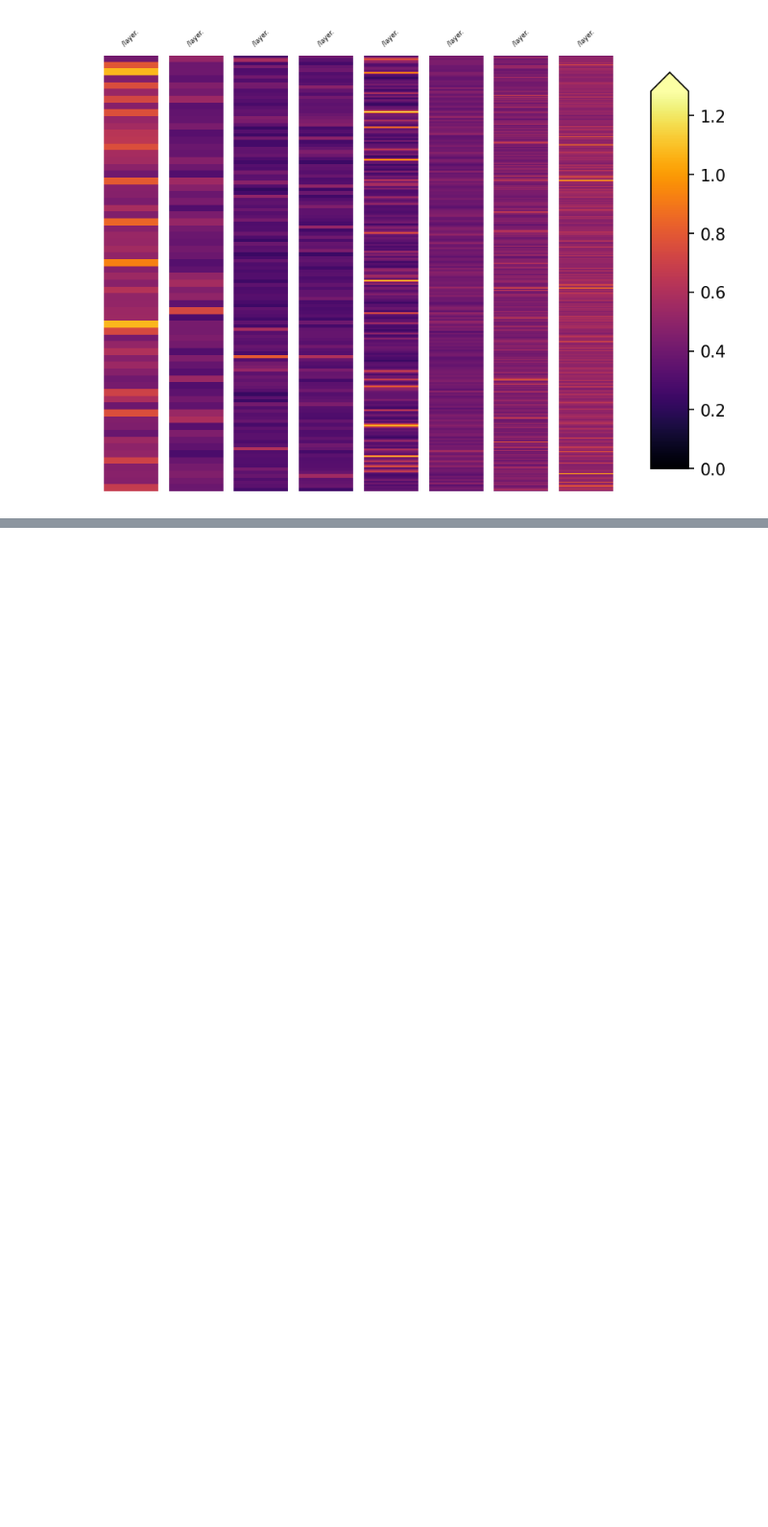
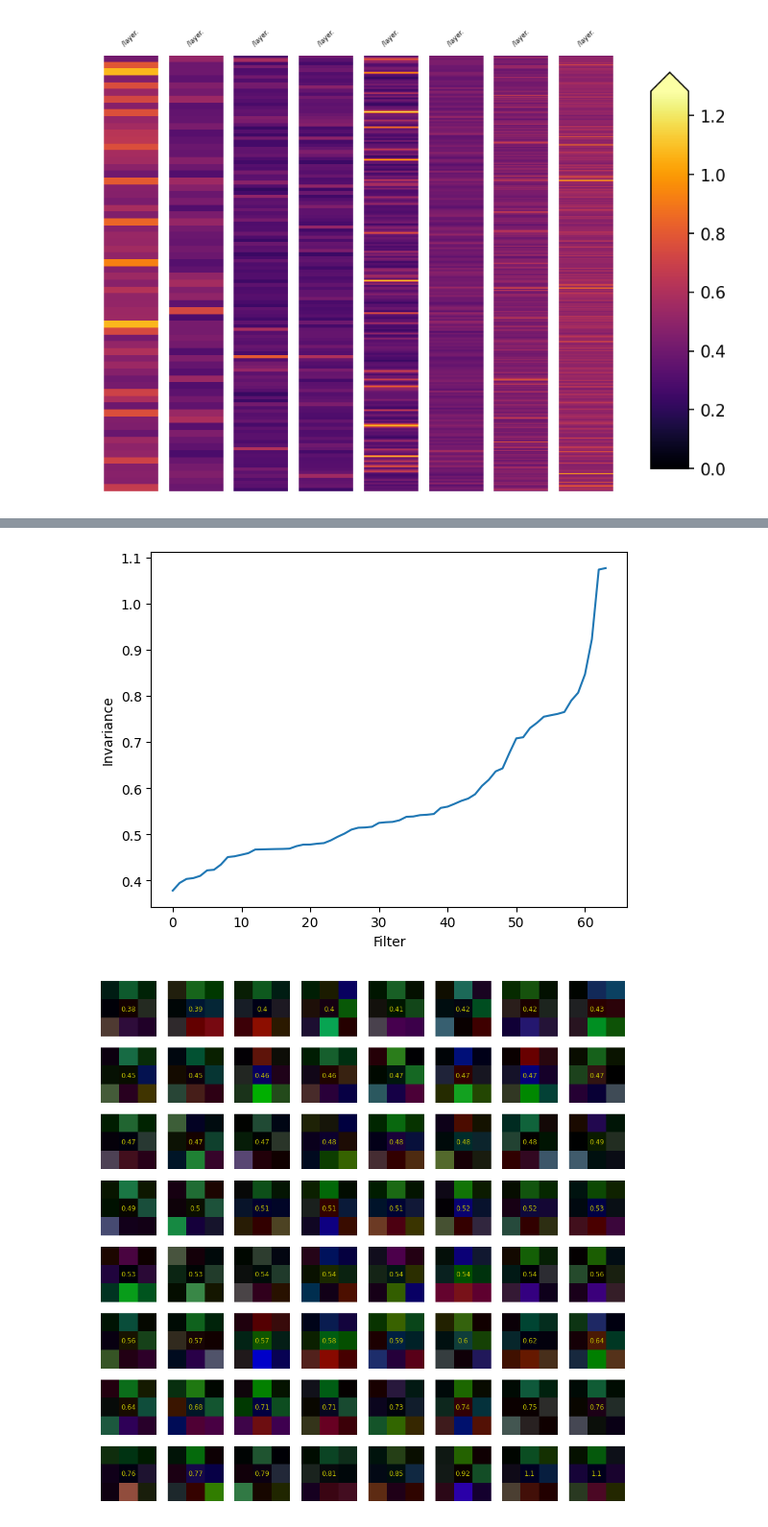
Before and after one commit to facundoq/tmeasures, a Jupyter notebook: docs/examples/ResNet Invariance with TinyImageNet.ipynb, the cells around one changed output, grey strips where cells are left out. Shown at 96% size. Drawn from its saved outputs; the diff is of its cells as text; code cells hidden in the pictures; blank space fills up the shorter version.

Commit message:
Weight visualization w/ NMF

```diff
--- a/docs/examples/ResNet Invariance with TinyImageNet.ipynb
+++ b/docs/examples/ResNet Invariance with TinyImageNet.ipynb
@@ -105,16 +105,22 @@ def brightness_transform(brightness_factor:float):
     #return lambda x: torchvision.transforms.functional.adjust_brightness(x,brightness_factor)
     return lambda x: x*brightness_factor
 
-transformations = [brightness_transform(factor) for factor in [0.25,0.5,0.75,1,1.25,1.50,1.75,2.0]]
 
+
+transformations = {
+    "brightness":[brightness_transform(f) for f in [0.25,0.5,0.75,1,1.25,1.50,1.75,2.0]],
+}
+
+transformation_name ="brightness"
+transformation = transformations[transformation_name]
 n=500
 step = 50
-transformed_images = [ t(dataset_nolabels[i]) for i in range(0,n,step) for t in transformations]
+transformed_images = [ t(dataset_nolabels[i]) for i in range(0,n,step) for t in transformation]
 grid = torchvision.utils.make_grid(transformed_images)
 
 import matplotlib.pyplot as plt
 grid_np = grid.permute(1,2,0).numpy()
-grid_np = grid_np * np.array(TinyImageNet.std)+np.array(TinyImageNet.mean)
+grid_np = grid_np * np.array(TinyImageNetNoLabels.std)+np.array(TinyImageNetNoLabels.mean)
 plt.figure(dpi=200)
 plt.imshow(grid_np)
 # %% [output]
@@ -144,7 +150,7 @@ model.to(device)
 # Create an ActivationsModule from the vanilla model
 activations_module = tm.pytorch.AutoActivationsModule(model)
 print(activations_module.activation_names())
-filter = lambda module,name: name.endswith("conv2")
+filter = lambda module,name: True #name.endswith("conv2")
 activations_module = tm.pytorch.model.FilteredActivationsModule(activations_module,filter)
 print(activations_module.activation_names())
 # %% [output]
@@ -162,16 +168,17 @@ Finally, we can `eval` the measure with the dataset, transformation, model and o
 import pickle
 from pathlib import Path
 # Define options for computing the measure
-filepath = Path(f"{model.__class__.__name__}_invariance.pkl")
+filepath = Path(f"{model.__class__.__name__}_{transformation_name}_invariance.pkl")
 if filepath.exists():
     with open(filepath,"rb") as f:
-        measure_results = pickle.load(f)
+        measure_result = pickle.load(f)
+        print(f"loaded measure results from {filepath}", measure_result)
 else:
     options = tm.pytorch.PyTorchMeasureOptions(batch_size=128, num_workers=0,model_device=device,measure_device=device,data_device="cpu")
 
     # Define the measure and evaluate it
     measure = tm.pytorch.NormalizedVarianceInvariance()
-    measure_result_pt:tm.pytorch.PyTorchMeasureResult = measure.eval(dataset_nolabels,transformations,activations_module,options)
+    measure_result_pt:tm.pytorch.PyTorchMeasureResult = measure.eval(dataset_nolabels,transformation,activations_module,options)
     measure_result = measure_result_pt.numpy()
     with open(filepath,"wb") as f:
         pickle.dump(measure_result,f)
@@ -237,0 +196,20 @@ plot_conv2d_filters(activation,invariance)
+# %%
+activation_name = "/layer1/BasicBlock_0/conv2"
+activation_index = activations_module.inner_model.names.index(activation_name)
+activation = activations_module.inner_model.activations[activation_index]
+invariance = measure_result.layers_dict()[activation_name]
+# print(activation)
+# print(invariance.shape)
+reorder_conv2d_weights(activation,invariance)
+plt.plot(invariance)
+plt.xlabel("Filter")
+plt.ylabel("Invariance")
+
+# plot_conv2d_filters(activation,invariance,top_k=4,max_inputs=16,nmf_components=3)
+# plt.savefig(f"{activation_name.replace("/","_")}_.png")
+
+plot_conv2d_filters_rgb(activation,invariance)
+plt.savefig(f"{activation_name.replace("/","_")}_rgb_.png")
+# %% [output]
+[figure, added]
+[figure, added]
```
Also changed, not shown: parts of 5 cells of this notebook, 5 other files.
